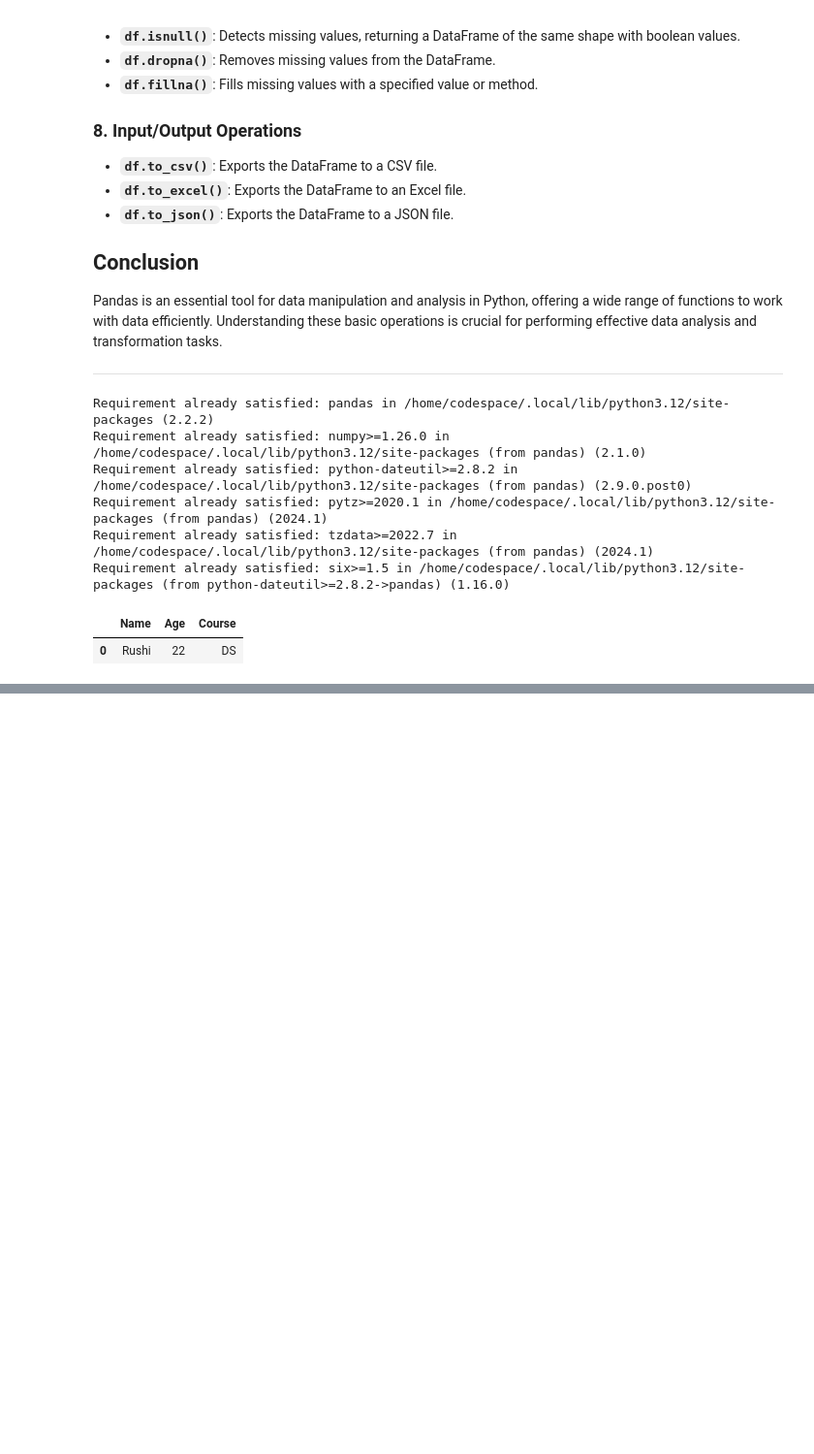
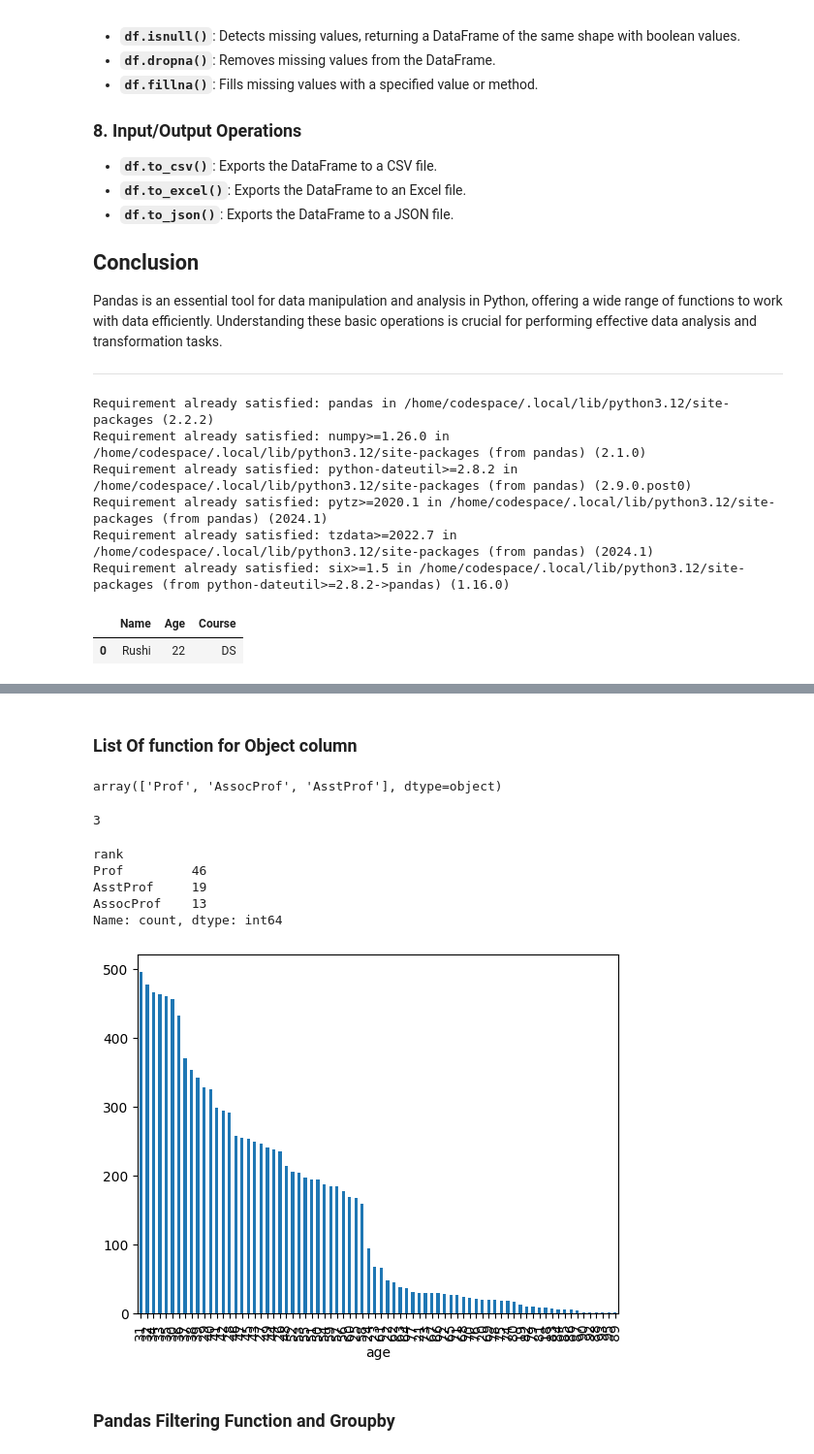
Before and after one commit to Rushi-code1/Data_Science_Practice, a Jupyter notebook: Python_Basic/02_Pandas.ipynb, the cells around one changed output, grey strips where cells are left out. Shown at 97% size. Cells and saved outputs as stored; diff of their text form; code cells hidden in the pictures; blank space fills up the shorter version.

```diff
--- a/Python_Basic/02_Pandas.ipynb
+++ b/Python_Basic/02_Pandas.ipynb
@@ -91,3 +91,5 @@ pd.DataFrame(data)
 # %% [output]
 |  | Name | Age | Course |
 | 0 | Rushi | 22 | DS |
+# %%
+df = pd.read_csv("bank.csv")
@@ -93,0 +364,27 @@ pd.DataFrame(data)
+# %% [markdown]
+### List Of function for Object column
+# %%
+df2 = pd.read_csv("https://raw.githubusercontent.com/aishwaryamate/Datasets/main/Salaries.csv")
+df2['rank'].unique()
+# %% [output]
+array(['Prof', 'AssocProf', 'AsstProf'], dtype=object)
+# %%
+df2['rank'].nunique()
+# %% [output]
+3
+# %%
+df2['rank'].value_counts()
+# %% [output]
+rank
+Prof         46
+AsstProf     19
+AssocProf    13
+Name: count, dtype: int64
+# %%
+df["age"].value_counts().plot(kind="bar")
+
+plt.show()
+# %% [output]
+[figure, added]
+# %% [markdown]
+### Pandas Filtering Function and Groupby
```
Also changed, not shown: parts of 36 cells of this notebook.
